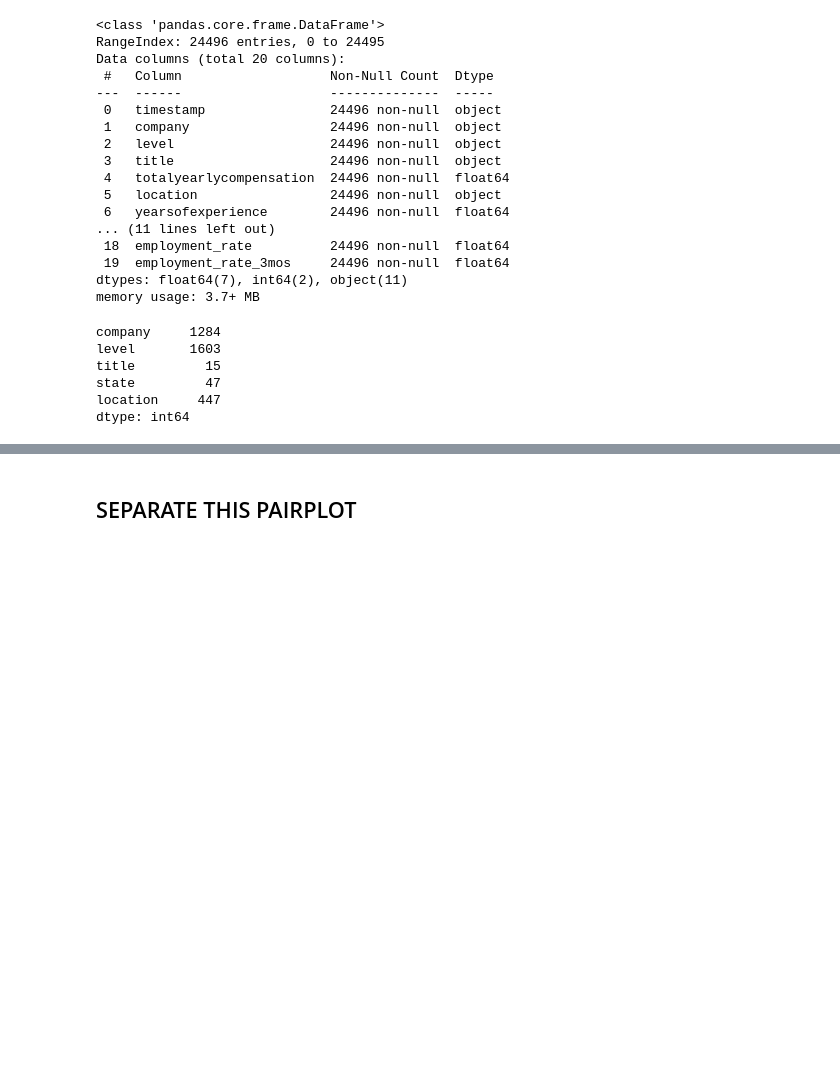
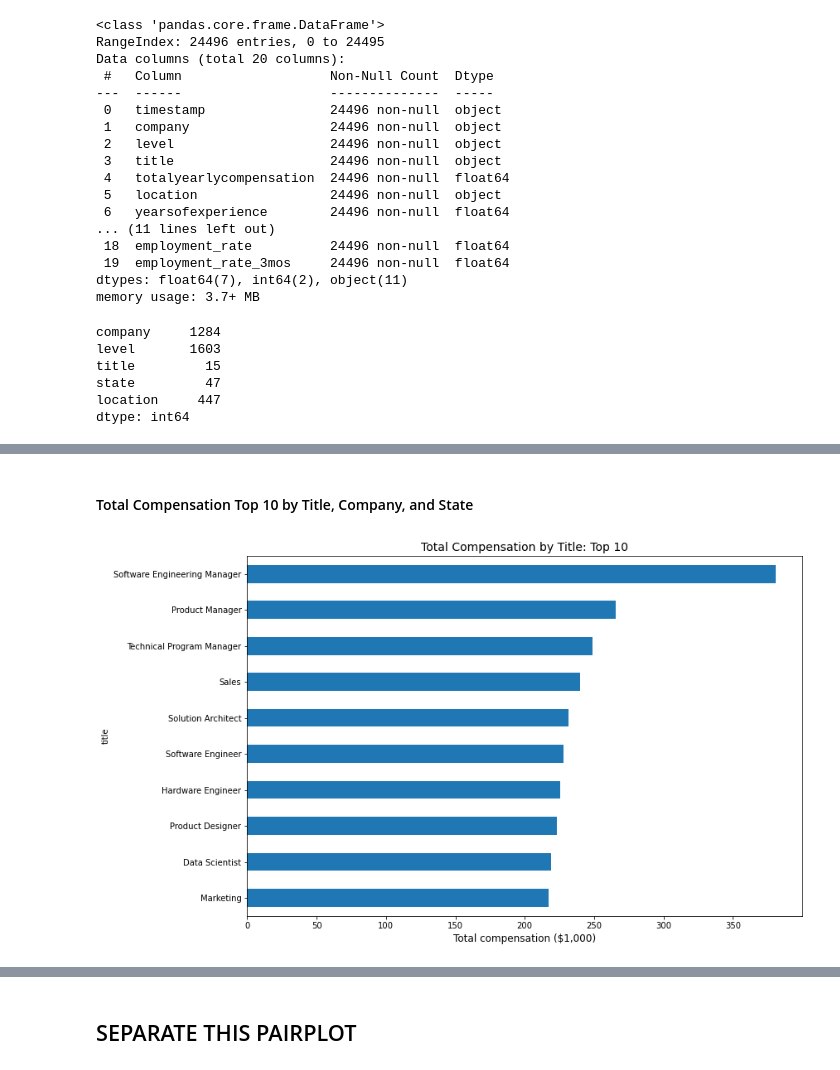
Before and after one commit to mh0805/Group-Project, a Jupyter notebook: Code/EDA_TEAM.ipynb, the cells around one changed output, grey strips where cells are left out. Cells and saved outputs as stored; diff of their text form; code cells hidden in the pictures; blank space fills up the shorter version.

```diff
--- a/Code/EDA_TEAM.ipynb
+++ b/Code/EDA_TEAM.ipynb
@@ -149,0 +165,14 @@ plt.show()
+# %% [markdown]
+#### Total Compensation Top 10 by Title, Company, and State
+# %%
+# Total Compensation by Title
+plt.figure(figsize=(12,8))
+df.groupby(['title'])['totalyearlycompensation'].mean().sort_values().tail(10).plot(kind='barh')
+plt.title('Total Compensation by Title: Top 10', fontsize=14)
+plt.xlabel('Total compensation ($1,000)', fontsize=12)
+plt.tight_layout
+
+# Exporting Figure
+plt.savefig('../Images/total_compensation_by_title.png');
+# %% [output]
+[figure, added]
```
Also changed, not shown: parts of 24 cells of this notebook, 14 other files.
